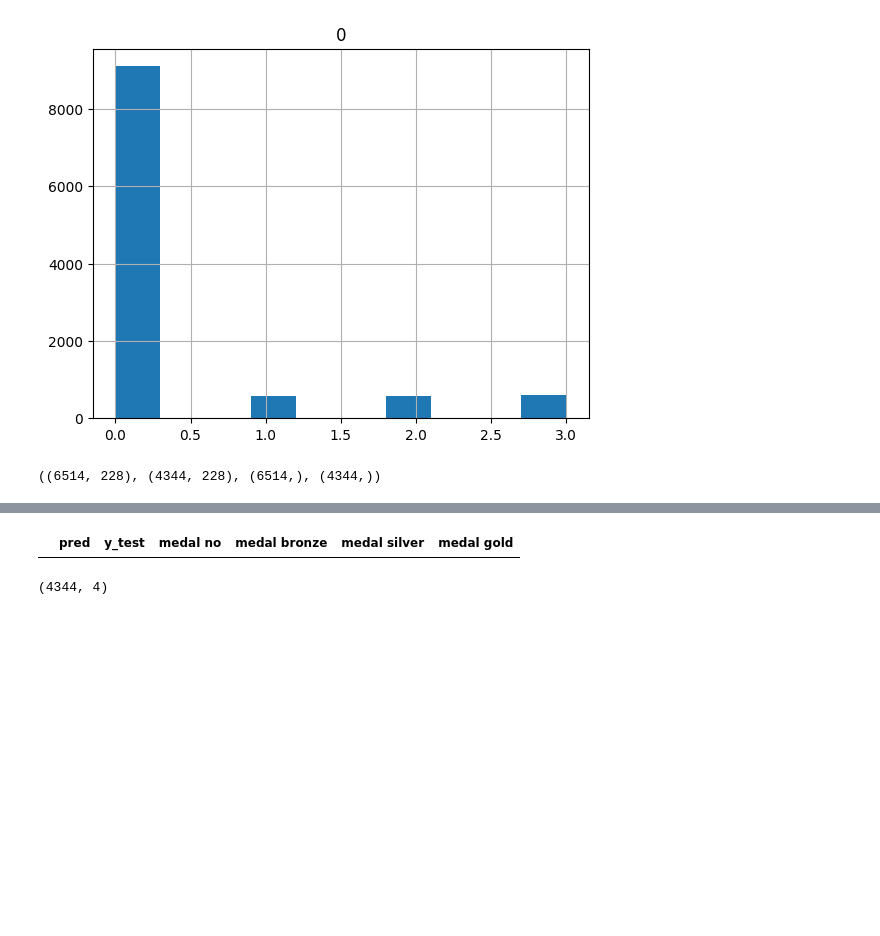
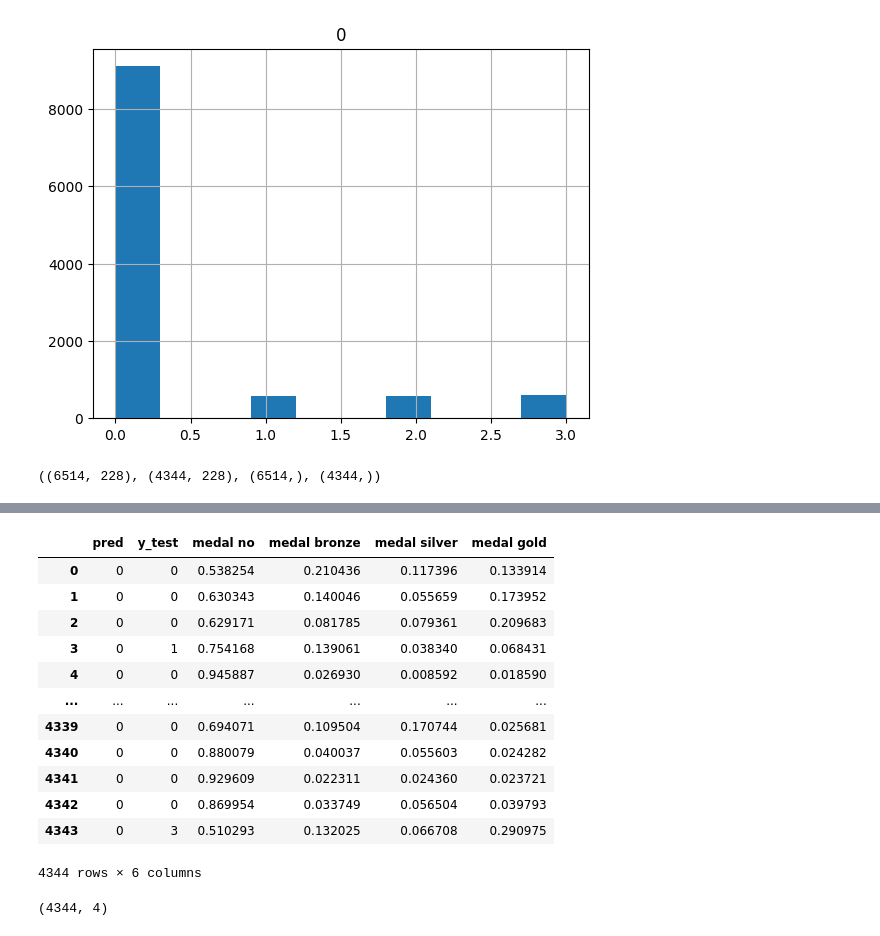
Before and after one commit to archimage-wiz/DS_ModelsParametersModule1, a Jupyter notebook: 04MetricsRegularization/hw.ipynb, the cells around one changed output, grey strips where cells are left out. Cells and saved outputs as stored; diff of their text form; code cells hidden in the pictures; blank space fills up the shorter version.

```diff
--- a/04MetricsRegularization/hw.ipynb
+++ b/04MetricsRegularization/hw.ipynb
@@ -141,15 +141,27 @@ model.score(X_test, y_test)
 # %%
 pred = model.predict(X_test)
 predictions = model.predict_proba(X_test)
 dfx = pd.DataFrame({'pred': pred, 'y_test': y_test})
 dfx['medal no'] = predictions[:,0]
 dfx['medal bronze'] = predictions[:,1]
 dfx['medal silver'] = predictions[:,2]
 dfx['medal gold'] = predictions[:,3]
 # (dfx[dfx['pred'] != dfx['y_test']])[dfx['pred'] != 0]
-dfx[dfx['pred'] != 0]
+dfx
 # %% [output]
 |  | pred | y_test | medal no | medal bronze | medal silver | medal gold |
+| 0 | 0 | 0 | 0.538254 | 0.210436 | 0.117396 | 0.133914 |
+| 1 | 0 | 0 | 0.630343 | 0.140046 | 0.055659 | 0.173952 |
+| 2 | 0 | 0 | 0.629171 | 0.081785 | 0.079361 | 0.209683 |
+| 3 | 0 | 1 | 0.754168 | 0.139061 | 0.038340 | 0.068431 |
+| 4 | 0 | 0 | 0.945887 | 0.026930 | 0.008592 | 0.018590 |
+| ... | ... | ... | ... | ... | ... | ... |
+| 4339 | 0 | 0 | 0.694071 | 0.109504 | 0.170744 | 0.025681 |
+| 4340 | 0 | 0 | 0.880079 | 0.040037 | 0.055603 | 0.024282 |
+| 4341 | 0 | 0 | 0.929609 | 0.022311 | 0.024360 | 0.023721 |
+| 4342 | 0 | 0 | 0.869954 | 0.033749 | 0.056504 | 0.039793 |
+| 4343 | 0 | 3 | 0.510293 | 0.132025 | 0.066708 | 0.290975 |
+4344 rows × 6 columns
 # %%
 from sklearn.metrics import roc_curve, roc_auc_score
 from sklearn.preprocessing import label_binarize
```
Also changed, not shown: parts of 6 cells of this notebook.
